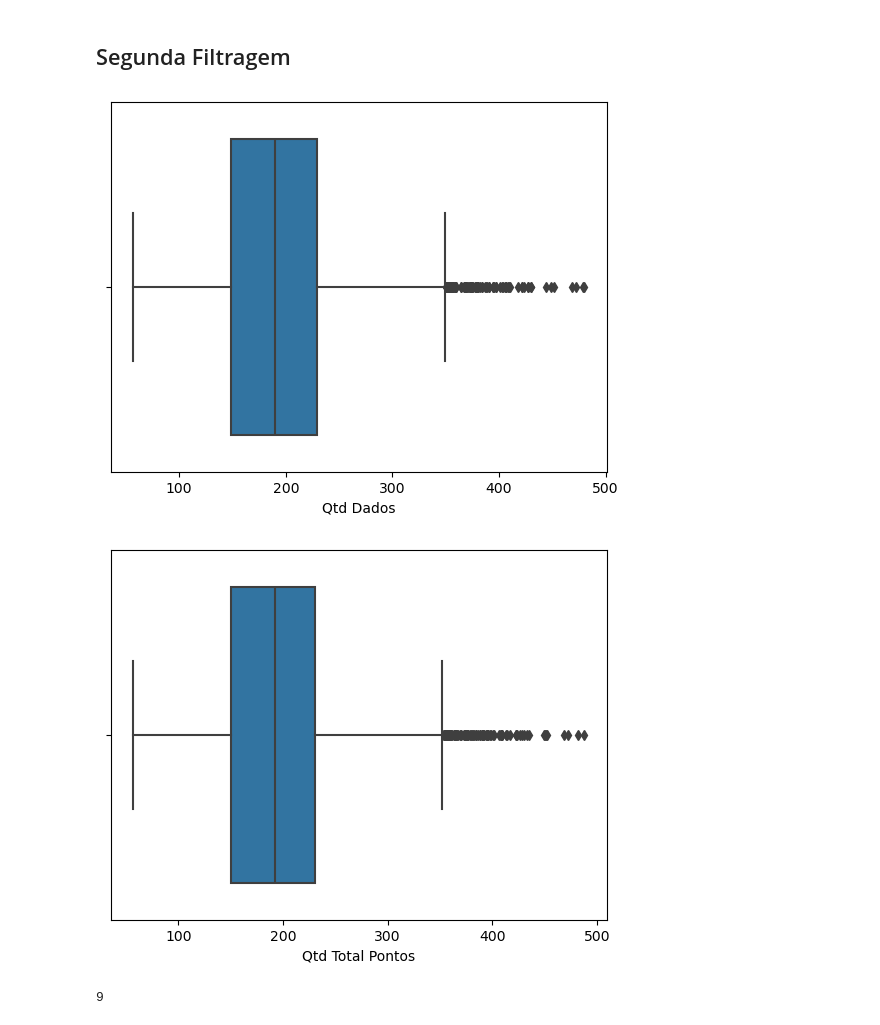
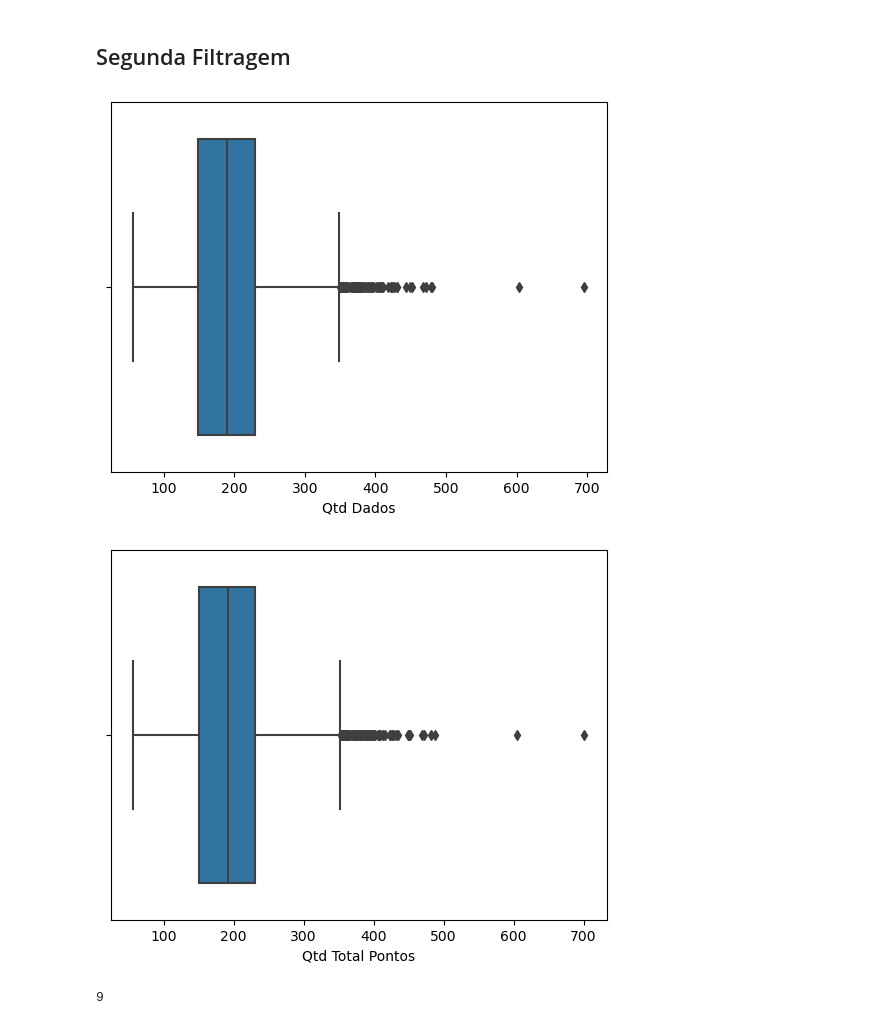
Before and after one commit to LeandroDurau/BCC---TCC, a Jupyter notebook: Projeto/Analise dados Faltantes.ipynb, the cells around one changed output. Drawn from its saved outputs; the diff is of its cells as text; code cells hidden in the pictures.

```diff
--- a/Projeto/Analise dados Faltantes.ipynb
+++ b/Projeto/Analise dados Faltantes.ipynb
@@ -57,7 +74,7 @@ plt.show()
 # %% [output]
 [figure]
 # %%
-df_total['%De Vazios'] = df_total['QTD Dados']/ df_total['QTD Total Pontos']
+df_total['%De Vazios'] = df_total['Qtd Dados']/ df_total['Qtd Total Pontos']
 # %%
 fig, ax = plt.subplots()
 sns.histplot(x='%De N Vazios',data=df_total)
@@ -172,21 +189,23 @@ for x in df_filtrado[df_filtrado['Qtd Total Pontos'] > tamanho].drop([0,'Nome','
 # %% [markdown]
 ## Segunda Filtragem
 # %%
-df_filtrado2 = df_total[(df_total['%De N Vazios'] > 0.85) & (df_total[0] != 'Erro na Coleta') & (df_total['Qtd Total Pontos'] < 500)]
+df_filtrado2 = df_total[(df_total['%De N Vazios'] > 0.85) & (df_total[0] != 'Erro na Coleta') &
+    ((df_total['Qtd Total Pontos'] < 500) | (df_total[0] == 'Platô')) &
+    (df_total['Qtd Total Pontos'] < 1000)]
 
 fig, ax = plt.subplots()
 sns.boxplot(x='Qtd Dados',data=df_filtrado2, ax=ax)
 #ax.set_xlim(-1, 2000)
 plt.show()
 # %% [output]
-[figure, old version]
+[figure, new version]
 # %%
 fig, ax = plt.subplots()
 sns.boxplot(x='Qtd Total Pontos',data=df_filtrado2, ax=ax)
 #ax.set_xlim(-1, 2000)
 plt.show()
 # %% [output]
-[figure, old version]
+[figure, new version]
 # %%
 df_filtrado2['Qtd Total Pontos'][df_filtrado2['Qtd Total Pontos'] <80].count()
 # %% [output]
```
Also changed, not shown: parts of 9 cells of this notebook, 12 other files.
